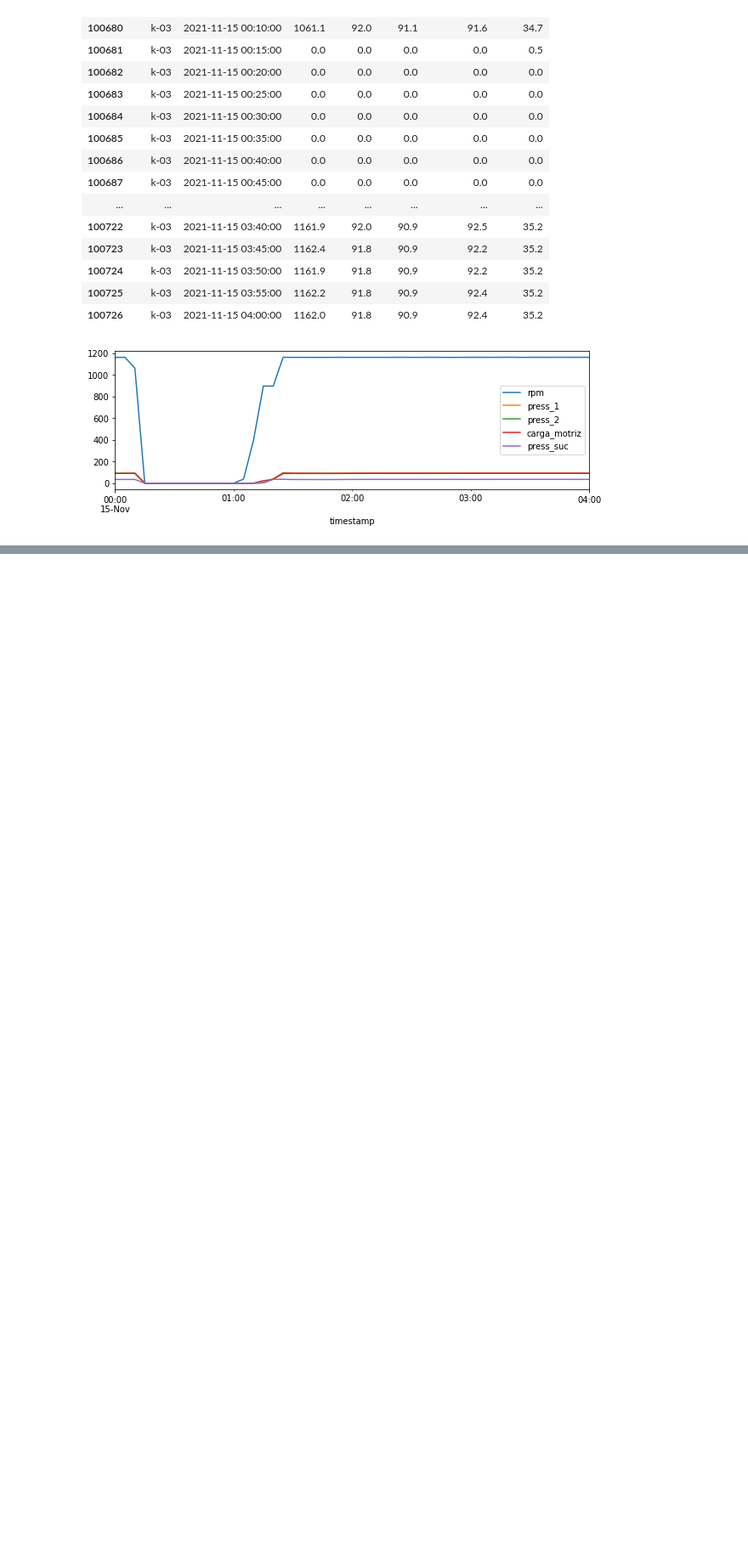
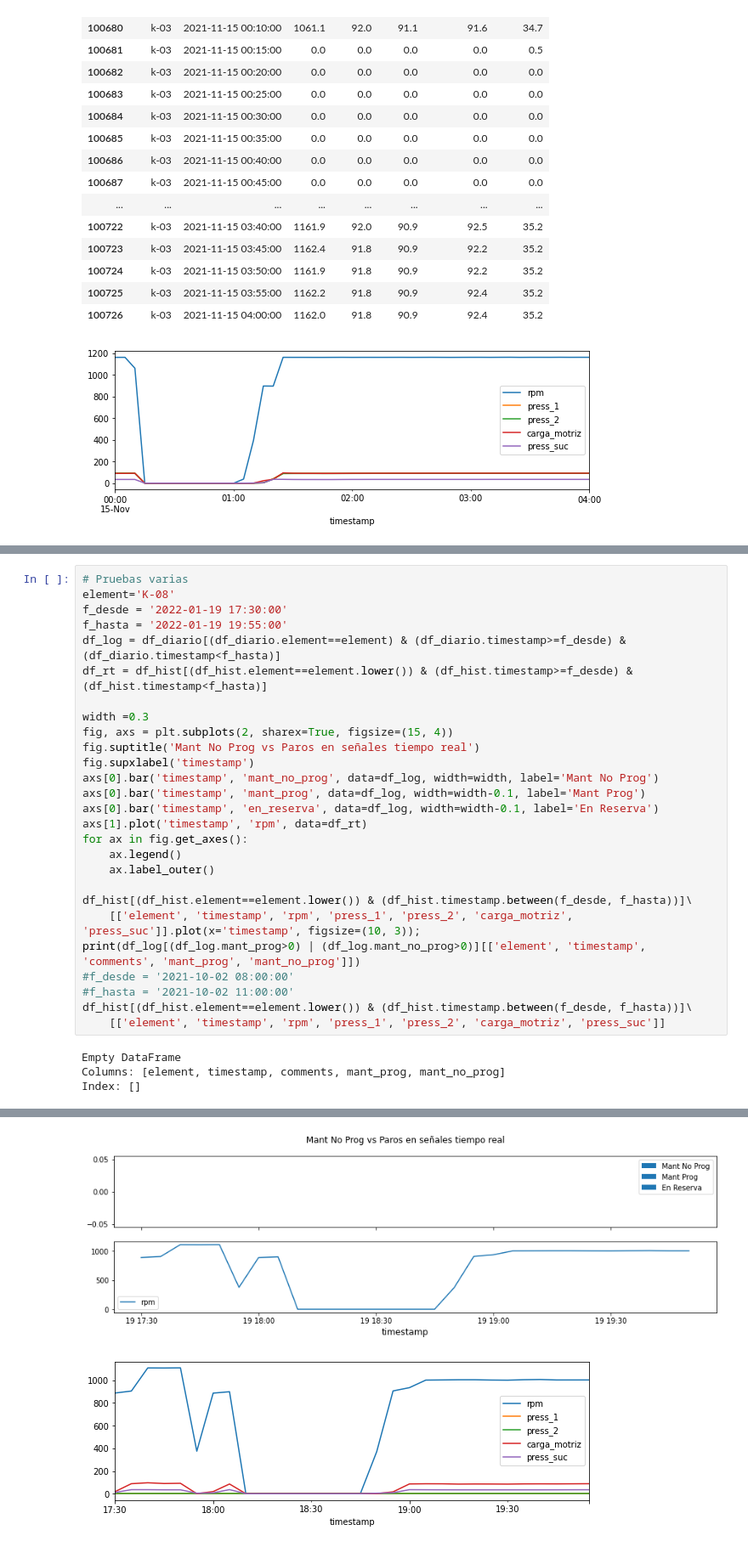
Before and after one commit to DoloresFerrando/data_science, a Jupyter notebook: 4_time_series/MP1 - EDA y Data Prep.ipynb, the cells around one changed output, grey strips where cells are left out. Shown at 85% size. Cells and saved outputs as stored; diff of their text form; blank space fills up the shorter version.

```diff
--- a/4_time_series/MP1 - Data Prep.ipynb
+++ b/4_time_series/MP1 - EDA y Data Prep.ipynb
@@ -657,0 +706,31 @@ dtype: bool
+# %%
+# Pruebas varias
+element='K-08'
+f_desde = '2022-01-19 17:30:00'
+f_hasta = '2022-01-19 19:55:00'
+df_log = df_diario[(df_diario.element==element) & (df_diario.timestamp>=f_desde) & (df_diario.timestamp<f_hasta)]
+df_rt = df_hist[(df_hist.element==element.lower()) & (df_hist.timestamp>=f_desde) & (df_hist.timestamp<f_hasta)]
+
+width =0.3
+fig, axs = plt.subplots(2, sharex=True, figsize=(15, 4))
+fig.suptitle('Mant No Prog vs Paros en señales tiempo real')
+fig.supxlabel('timestamp')
+axs[0].bar('timestamp', 'mant_no_prog', data=df_log, width=width, label='Mant No Prog')
+axs[0].bar('timestamp', 'mant_prog', data=df_log, width=width-0.1, label='Mant Prog')
+axs[0].bar('timestamp', 'en_reserva', data=df_log, width=width-0.1, label='En Reserva')
+axs[1].plot('timestamp', 'rpm', data=df_rt)
+for ax in fig.get_axes():
+    ax.legend()
+    ax.label_outer()
+
+df_hist[(df_hist.element==element.lower()) & (df_hist.timestamp.between(f_desde, f_hasta))]\
+    [['element', 'timestamp', 'rpm', 'press_1', 'press_2', 'carga_motriz', 'press_suc']].plot(x='timestamp', figsize=(10, 3));
+print(df_log[(df_log.mant_prog>0) | (df_log.mant_no_prog>0)][['element', 'timestamp', 'comments', 'mant_prog', 'mant_no_prog']])
+#f_desde = '2021-10-02 08:00:00'
+#f_hasta = '2021-10-02 11:00:00'
+df_hist[(df_hist.element==element.lower()) & (df_hist.timestamp.between(f_desde, f_hasta))]\
+    [['element', 'timestamp', 'rpm', 'press_1', 'press_2', 'carga_motriz', 'press_suc']]
+# %% [output]
+Empty DataFrame
+Columns: [element, timestamp, comments, mant_prog, mant_no_prog]
+Index: []
@@ -657,0 +754,2 @@ dtype: bool
+[figure, added]
+[figure, added]
```
Also changed, not shown: parts of 15 cells of this notebook.
